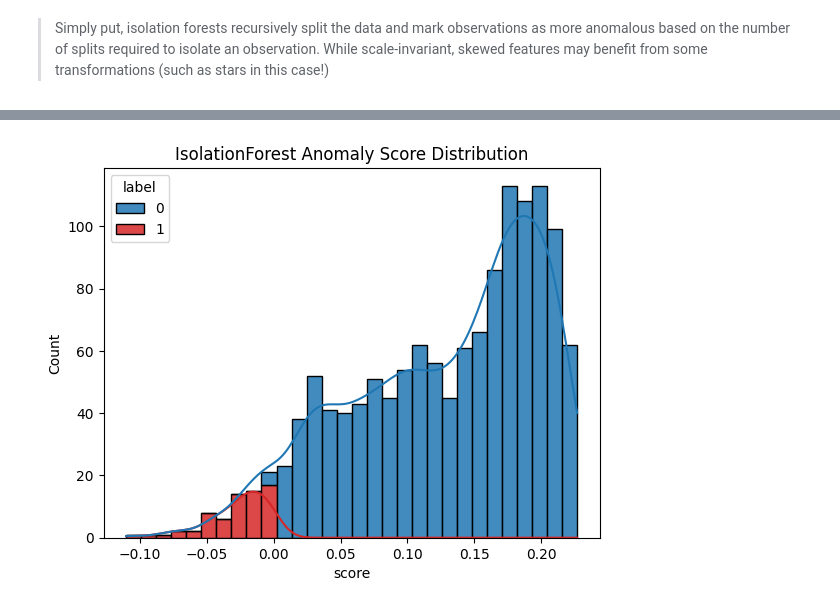
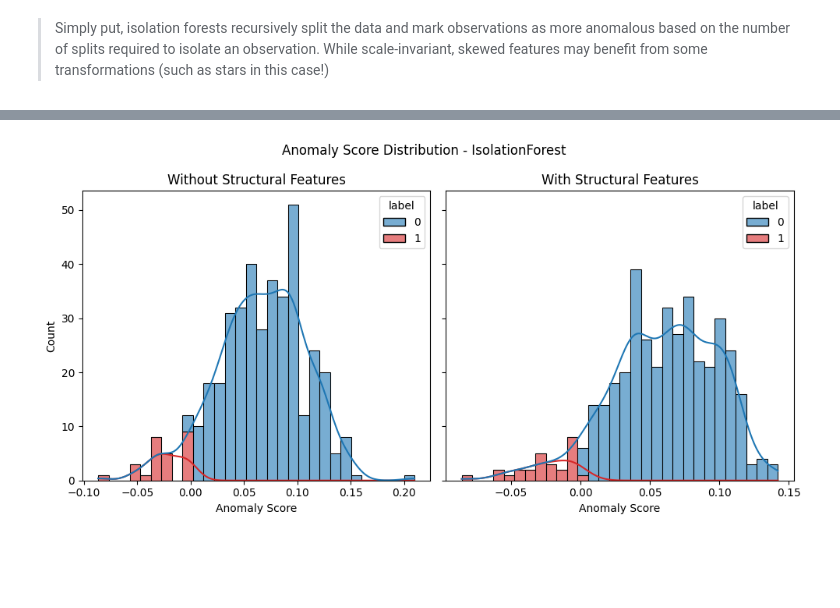
Before and after one commit to ericzander/pypi-anomaly-detection, a Jupyter notebook: notebooks/02_anomaly_detection_traditional.ipynb, the cells around one changed output, grey strips where cells are left out. Drawn from its saved outputs; the diff is of its cells as text; code cells hidden in the pictures; blank space fills up the shorter version.

Commit message:
Added more data and working on first anomaly detection

```diff
--- a/notebooks/02_anomaly_detection_traditional.ipynb
+++ b/notebooks/02_anomaly_detection_traditional.ipynb
@@ -56,8 +57,11 @@ G_top, df_edges_top = load_and_verify_graph(GRAPH_NAME_TOP, GRAPH_DATA_DIR, prin
 G_recent, df_edges_recent = load_and_verify_graph(GRAPH_NAME_RECENT, GRAPH_DATA_DIR, print_summary=False)
 G_merged = merge_top_and_recent_graphs(G_top, G_recent)
 
+G_merged = add_structural_features(G_merged)
+
 print(f"Number of nodes: {G_merged.number_of_nodes()}")
 print(f"Number of edges: {G_merged.number_of_edges()}")
+print(f"Example node data: {list(G_merged.nodes(data=True))[0]}")
 # %% [output]
 Number of nodes: 1329
 Number of edges: 3315
@@ -64,12 +69,16 @@ Number of edges: 3315
 # %%
 # Base features from the graph nodes, excluding "SourceRank" and some redundant ones
 features = [
-    "stars", "forks", "contributors", "dependent_projects", "dependent_repositories",
-    "subscribers", "num_keywords", "num_optional_deps", "SourceRank",
+    "stars", "forks", "contributors",
+    "dependent_projects", "dependent_repositories",
+    "subscribers", "num_keywords", "num_optional_deps",
     "is_deprecated", "is_unmaintained", "is_removed", "is_copycat",
     "any_outdated_dependencies", "is_recent", "all_prereleases",
     "sourcerank_missing", "missing_metadata",
-    "has_repo", "has_funding", "core", "basic_info_present", "repository_present",
+    "has_repo", "has_funding", "basic_info_present", "repository_present",
     "readme_present", "license_present", "versions_present", "recent_release",
-    "not_brand_new", "one_point_oh"
+    "not_brand_new", "one_point_oh",
+    # Structural features
+    "inter_intra_ratio", "clustering_coefficient", "betweenness_centrality",
+    "degree_centrality", "closeness_centrality"
 ]
@@ -188,27 +260,63 @@ Model IsolationForest:
 # %%
-def plot_anomaly_results(df, label):
+def plot_anomaly_results(df_left, df_right, label,
+                         left_title="Without Structural Features",
+                         right_title="With Structural Features",
+                         core_only=False):
     palette = {0: "#1f77b4", 1: "#d62728"}
     label_map = {0: "Normal", 1: "Anomaly"}
+    dfs = [df_left, df_right]
+    titles = [left_title, right_title]
 
-    # Histogram
-    sns.histplot(data=df, x="score", hue="label", bins=30, kde=True,
-                 palette=[palette[0], palette[1]], hue_order=[0,1], alpha=0.85, multiple="stack")
-    plt.title(f"{label} Anomaly Score Distribution")
+    # If core_only, filter to only core nodes
+    if core_only:
+        dfs = [df[df["core"] == True] for df in dfs]
+
+    # 1. Histogram: Anomaly Score Distribution
+    fig, axes = plt.subplots(1, 2, figsize=(10, 5), sharey=True)
+    for i, (df, ax) in enumerate(zip(dfs, axes)):
+        sns.histplot(
+            data=df, x="score", hue="label", bins=30, kde=True,
+            palette=[palette[0], palette[1]], hue_order=[0,1], alpha=0.6, multiple="stack", ax=ax
+        )
+        ax.set_title(f"{titles[i]}")
+        ax.set_xlabel("Anomaly Score")
+        ax.set_ylabel("Count")
+    plt.suptitle(f"Anomaly Score Distribution - {label}")
+    plt.tight_layout()
     plt.show()
 
-    # Scatterplot SourceRank vs Score
-    sns.scatterplot(data=df, x="score", y="SourceRank", hue="label",
-                    palette=[palette[0], palette[1]], hue_order=[0,1])
-    plt.title(f"SourceRank vs {label} Score")
+    # 2. Scatterplot: SourceRank vs Score
+    fig, axes = plt.subplots(1, 2, figsize=(10, 5), sharey=True)
+    for i, (df, ax) in enumerate(zip(dfs, axes)):
+        sns.scatterplot(
+            data=df, x="score", y="SourceRank", hue="label",
+            palette=[palette[0], palette[1]], hue_order=[0,1], ax=ax
+        )
+        ax.set_title(f"{titles[i]}")
+        ax.set_xlabel("Anomaly Score")
+        ax.set_ylabel("SourceRank")
+        if i == 1:
+            ax.legend([],[], frameon=False)
+    plt.suptitle(f"SourceRank vs Score - {label}")
+    plt.tight_layout()
     plt.show()
 
-    # Violinplot SourceRank per class
-    sns.violinplot(data=df, x="label", y="SourceRank", hue="label",
-                   palette=[palette[0], palette[1]], order=[0,1], inner="box", legend=False)
-    plt.xticks([0,1], [label_map[i] for i in [0,1]])
-    plt.title(f"SourceRank Distribution: {label}")
+    # 3. Violinplot: SourceRank per class
+    fig, axes = plt.subplots(1, 2, figsize=(10, 5), sharey=True)
+    for i, (df, ax) in enumerate(zip(dfs, axes)):
+        sns.violinplot(
+            data=df, x="label", y="SourceRank", hue="label",
+            palette=[palette[0], palette[1]], order=[0,1], inner="box", legend=False, ax=ax
+        )
+        ax.set_xticks([0,1])
+        ax.set_xticklabels([label_map[j] for j in [0,1]])
+        ax.set_title(f"{titles[i]}")
+        ax.set_xlabel("")
+        ax.set_ylabel("SourceRank")
+    plt.suptitle(f"SourceRank Distribution - {label}")
+    plt.tight_layout()
     plt.show()
 
-plot_anomaly_results(df_viz, "IsolationForest")
+plot_anomaly_results(df_iso, df_iso_structural, "IsolationForest", core_only=True)
 # %% [output]
-[figure, old version]
+[figure, new version]
```
Also changed, not shown: parts of 7 cells of this notebook, 9 other files.
